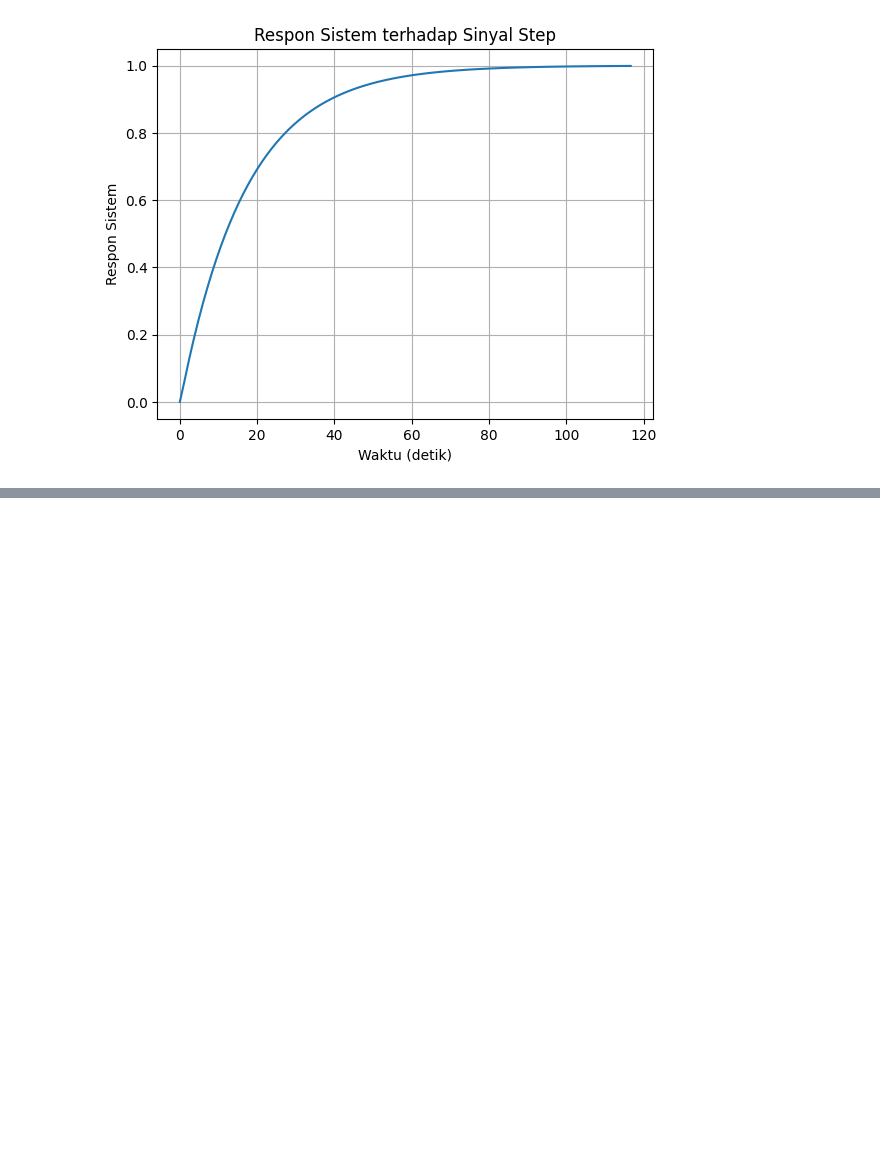
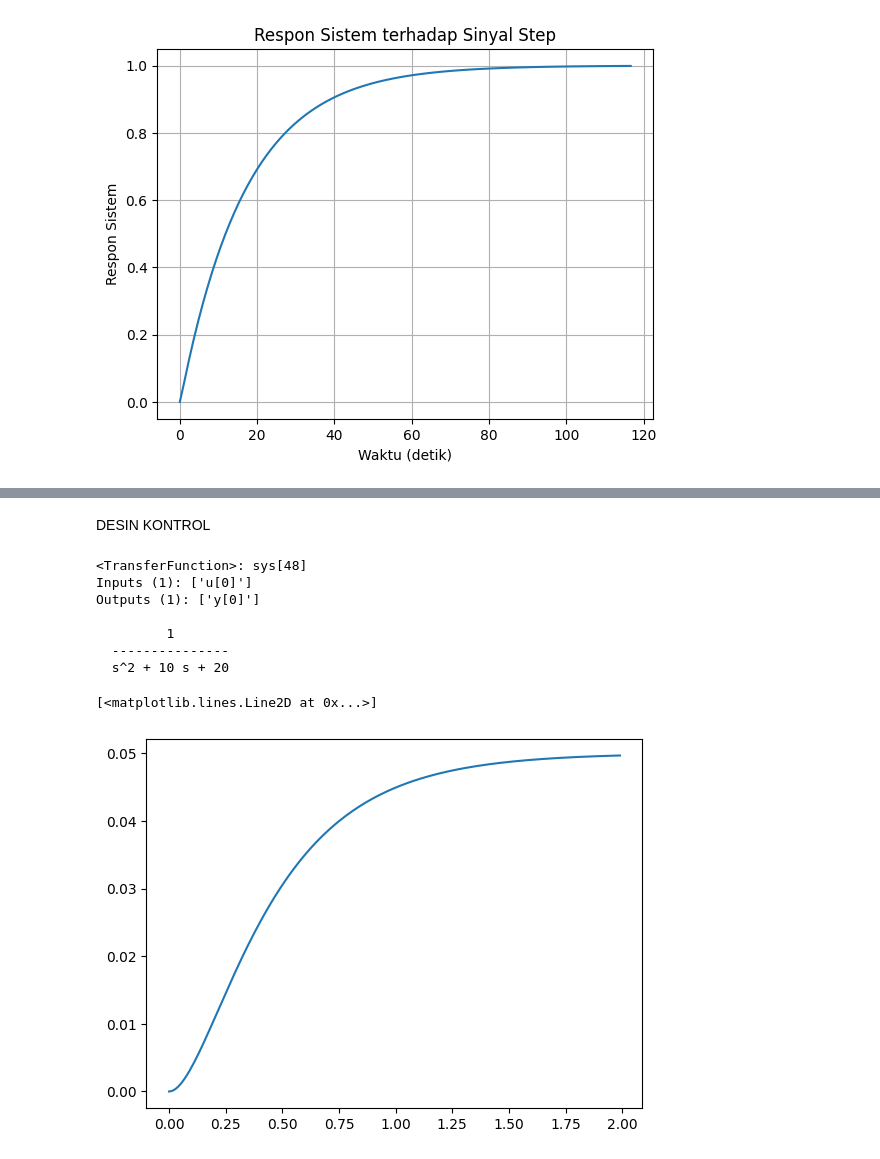
Before and after one commit to TEKNISIWIBU/control-system, a Jupyter notebook: sistem_kendali.ipynb, the cells around one changed output, grey strips where cells are left out. Drawn from its saved outputs; the diff is of its cells as text; code cells hidden in the pictures; blank space fills up the shorter version.

```diff
--- a/sistem_kendali.ipynb
+++ b/sistem_kendali.ipynb
@@ -64,0 +105,24 @@ Outputs (1): ['y[0]']
+# %% [markdown]
+DESIN KONTROL
+# %%
+m = 1
+b = 10
+k = 20
+num = np.array([1])
+den = np.array([m, b, k])
+plant = ctl.tf(num, den)
+print(plant)
+#menampilkan respon sistem
+time = np.arange(0, 2, 0.01)
+ta, ya = ctl.step_response(plant, time)
+plt.plot(ta, ya)
+# %% [output]
+<TransferFunction>: sys[48]
+Inputs (1): ['u[0]']
+Outputs (1): ['y[0]']
+
+         1
+  ---------------
+  s^2 + 10 s + 20
+[<matplotlib.lines.Line2D at 0x...>]
+[figure, added]
```
Also changed, not shown: parts of 10 cells of this notebook.
